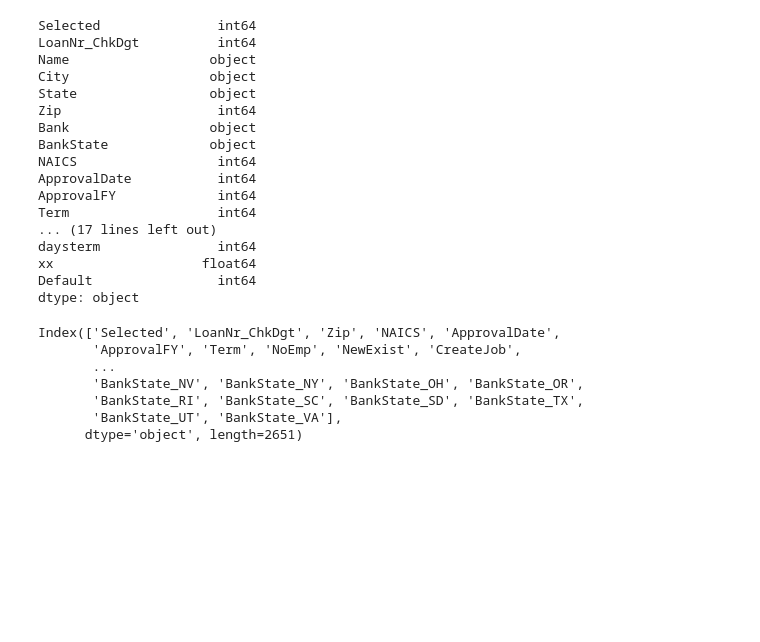
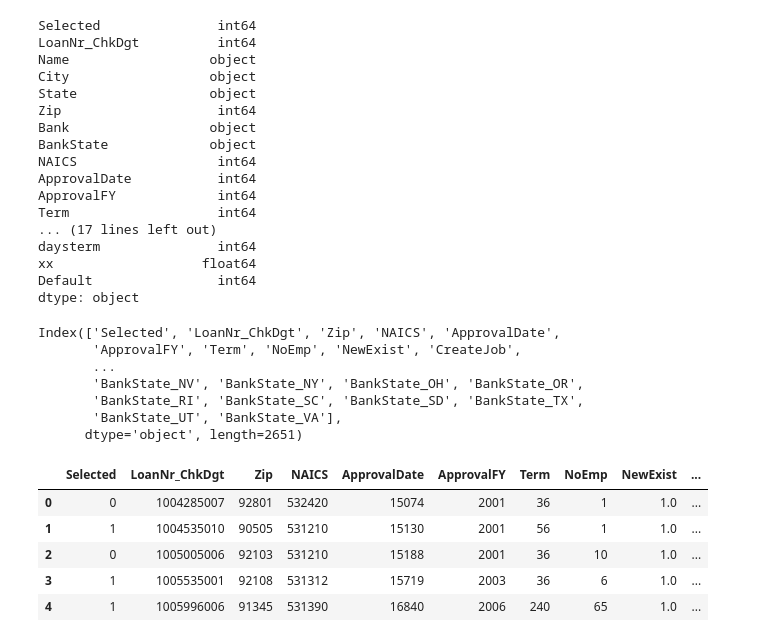
Before and after one commit to MrBigJupiter/sba-loan-default-prediction_project, a Jupyter notebook: notebooks/loan_default_log_reg.ipynb, the cells around one changed output. Saved outputs shown, nothing was run; the diff lists cells and outputs as text; code cells hidden in the pictures; blank space fills up the shorter version.

```diff
--- a/notebooks/loan_default_log_reg.ipynb
+++ b/notebooks/loan_default_log_reg.ipynb
@@ -427,3 +428,12 @@ Index(['Selected', 'LoanNr_ChkDgt', 'Zip', 'NAICS', 'ApprovalDate',
        'BankState_RI', 'BankState_SC', 'BankState_SD', 'BankState_TX',
        'BankState_UT', 'BankState_VA'],
       dtype='object', length=2651)
+# %%
+data_final.head(5)
+# %% [output]
+|  | Selected | LoanNr_ChkDgt | Zip | NAICS | ApprovalDate | ApprovalFY | Term | NoEmp | NewExist | ... |
+| 0 | 0 | 1004285007 | 92801 | 532420 | 15074 | 2001 | 36 | 1 | 1.0 | ... |
+| 1 | 1 | 1004535010 | 90505 | 531210 | 15130 | 2001 | 56 | 1 | 1.0 | ... |
+| 2 | 0 | 1005005006 | 92103 | 531210 | 15188 | 2001 | 36 | 10 | 1.0 | ... |
+| 3 | 1 | 1005535001 | 92108 | 531312 | 15719 | 2003 | 36 | 6 | 1.0 | ... |
+| 4 | 1 | 1005996006 | 91345 | 531390 | 16840 | 2006 | 240 | 65 | 1.0 | ... |
```
Also changed, not shown: parts of 1 cell of this notebook.
